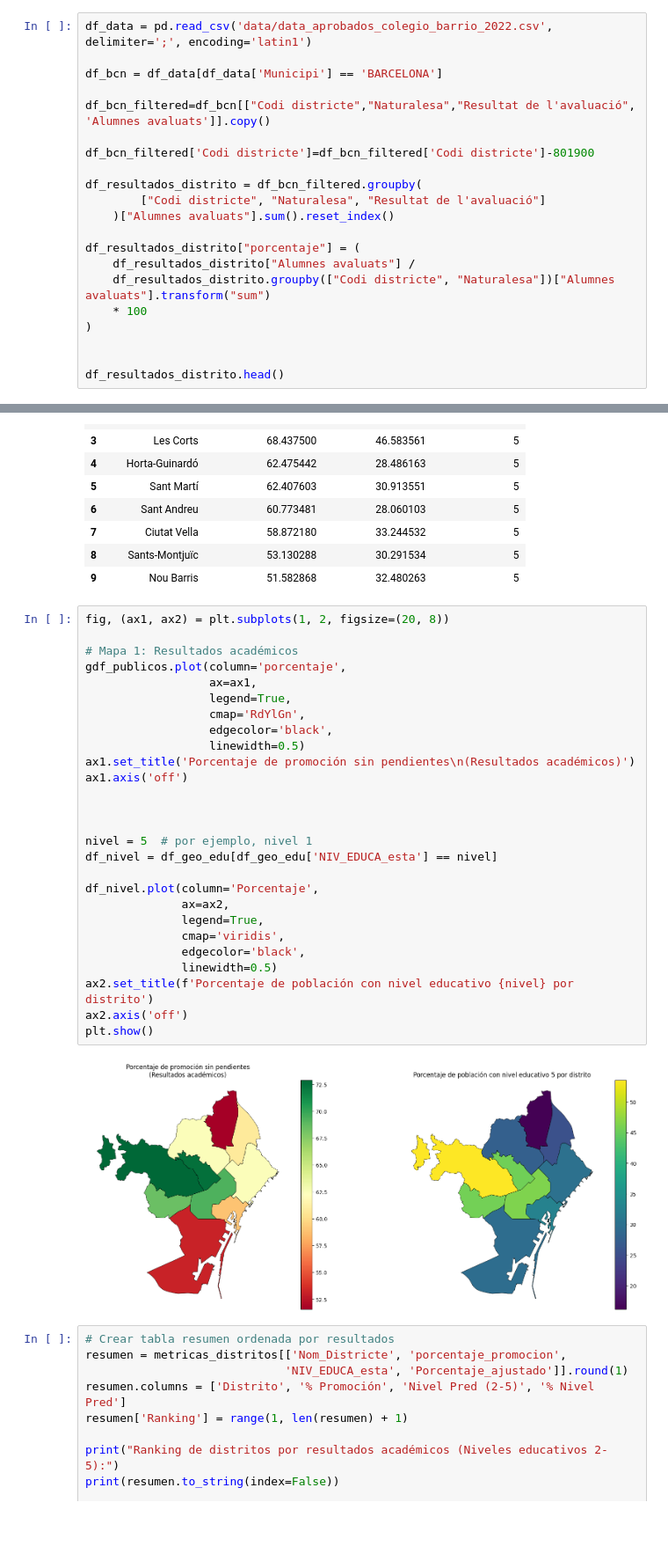
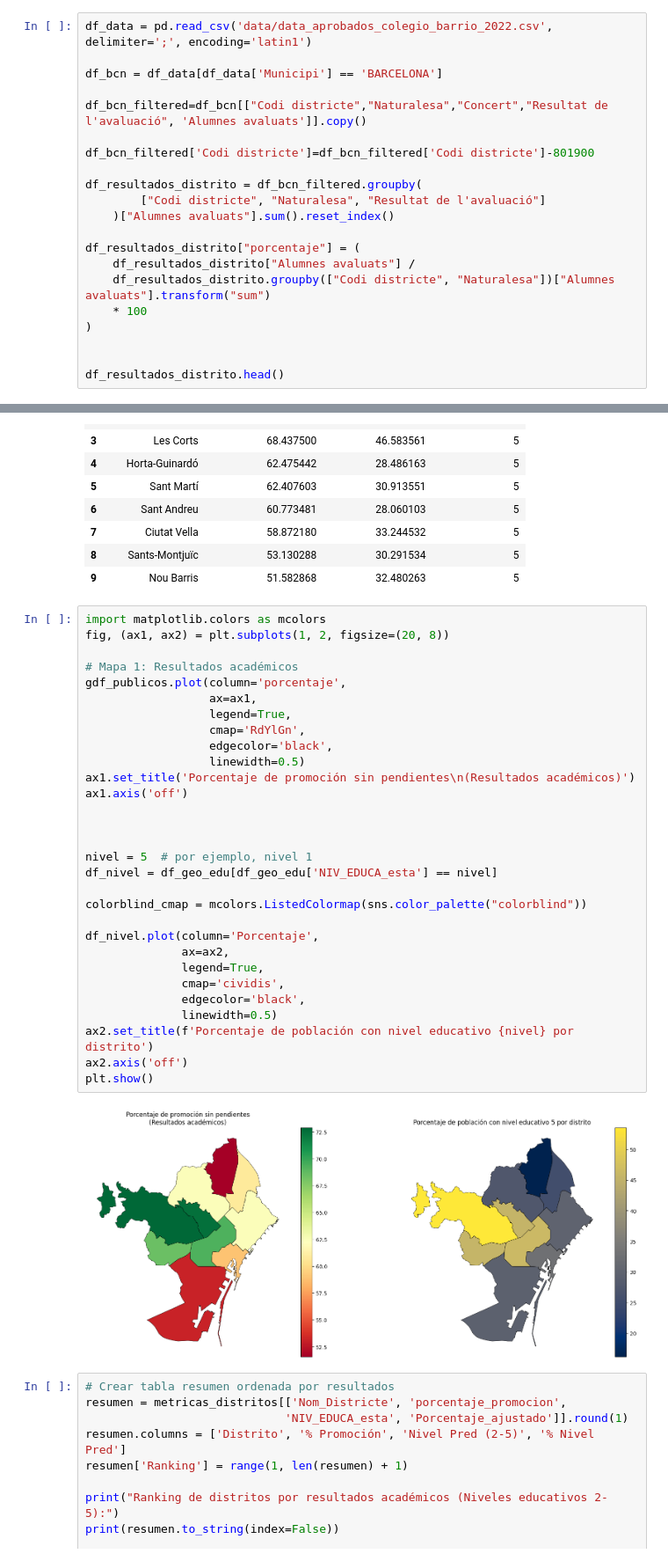
Before and after one commit to annaszymanskicortes/truco-o-dato, a Jupyter notebook: notebook_ana.ipynb, the cells around one changed output, grey strips where cells are left out. Shown at 88% size. Saved outputs shown, nothing was run; the diff lists cells and outputs as text; blank space fills up the shorter version.

```diff
--- a/notebook_ana.ipynb
+++ b/notebook_ana.ipynb
@@ -153,7 +153,7 @@ df_data = pd.read_csv('data/data_aprobados_colegio_barrio_2022.csv', delimiter='
 
 df_bcn = df_data[df_data['Municipi'] == 'BARCELONA']
 
-df_bcn_filtered=df_bcn[["Codi districte","Naturalesa","Resultat de l'avaluació", 'Alumnes avaluats']].copy()
+df_bcn_filtered=df_bcn[["Codi districte","Naturalesa","Concert","Resultat de l'avaluació", 'Alumnes avaluats']].copy()
 
 df_bcn_filtered['Codi districte']=df_bcn_filtered['Codi districte']-801900
 
@@ -920,34 +923,37 @@ metricas_distritos
 | 8 | Sants-Montjuïc | 53.130288 | 30.291534 | 5 |
 | 9 | Nou Barris | 51.582868 | 32.480263 | 5 |
 # %%
+import matplotlib.colors as mcolors
 fig, (ax1, ax2) = plt.subplots(1, 2, figsize=(20, 8))
 
 # Mapa 1: Resultados académicos
 gdf_publicos.plot(column='porcentaje',
                   ax=ax1,
                   legend=True,
                   cmap='RdYlGn',
                   edgecolor='black',
                   linewidth=0.5)
 ax1.set_title('Porcentaje de promoción sin pendientes\n(Resultados académicos)')
 ax1.axis('off')
 
 
 
 nivel = 5  # por ejemplo, nivel 1
 df_nivel = df_geo_edu[df_geo_edu['NIV_EDUCA_esta'] == nivel]
 
+colorblind_cmap = mcolors.ListedColormap(sns.color_palette("colorblind"))
+
 df_nivel.plot(column='Porcentaje',
               ax=ax2,
               legend=True,
-              cmap='viridis',
+              cmap='cividis',
               edgecolor='black',
               linewidth=0.5)
 ax2.set_title(f'Porcentaje de población con nivel educativo {nivel} por distrito')
 ax2.axis('off')
 plt.show()
 # %% [output]
-[figure, old version]
+[figure, new version]
 # %%
 # Crear tabla resumen ordenada por resultados
 resumen = metricas_distritos[['Nom_Districte', 'porcentaje_promocion',
```
Also changed, not shown: parts of 2 cells of this notebook.
